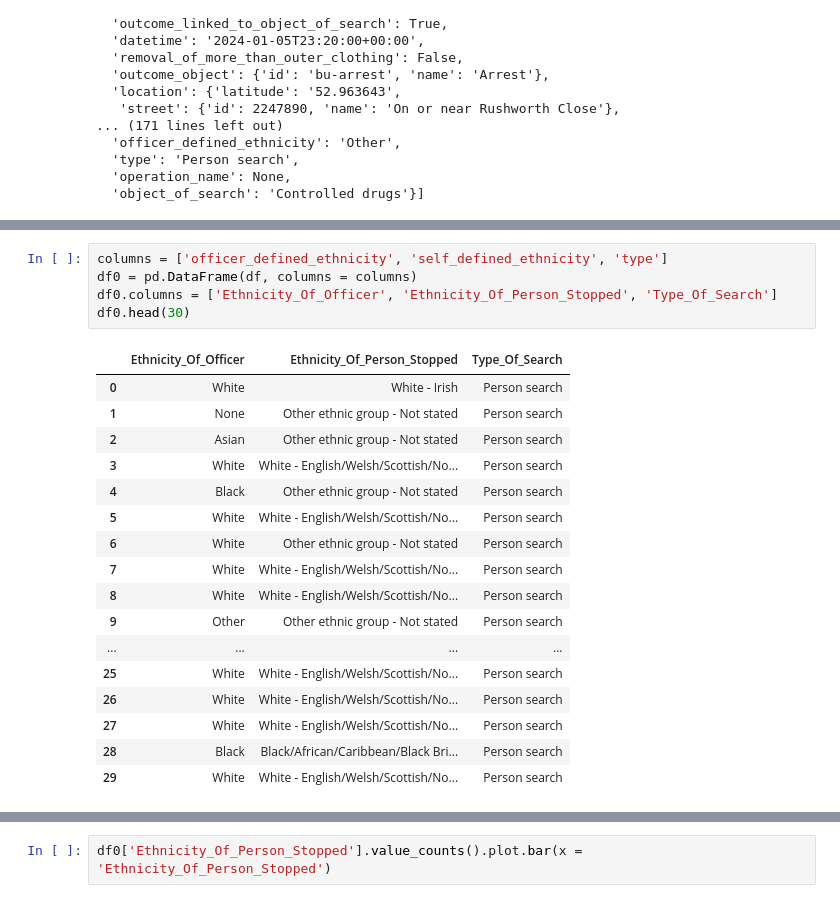
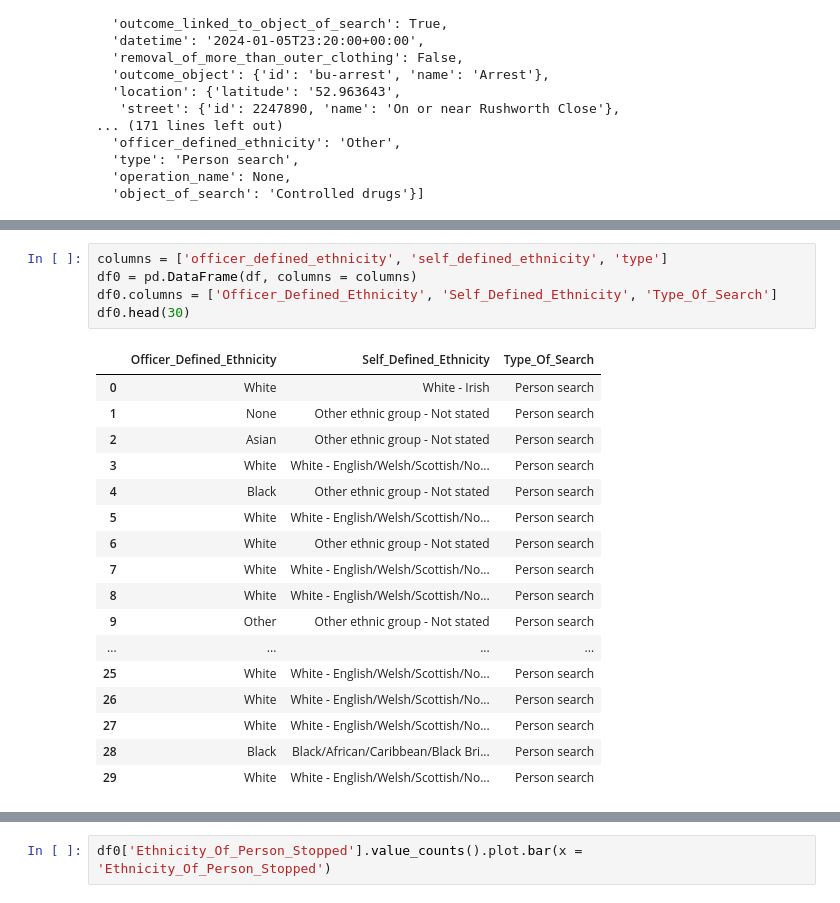
Before and after one commit to Coletterbox/A-Dashboard-Google-Sheets-, a Jupyter notebook: Stop and Search Data.ipynb, the cells around one changed output, grey strips where cells are left out. Cells and saved outputs as stored; diff of their text form.

```diff
--- a/Stop and Search Data.ipynb
+++ b/Stop and Search Data.ipynb
@@ -68,10 +68,10 @@ df.head(15)
 # %%
 columns = ['officer_defined_ethnicity', 'self_defined_ethnicity', 'type']
 df0 = pd.DataFrame(df, columns = columns)
-df0.columns = ['Ethnicity_Of_Officer', 'Ethnicity_Of_Person_Stopped', 'Type_Of_Search']
+df0.columns = ['Officer_Defined_Ethnicity', 'Self_Defined_Ethnicity', 'Type_Of_Search']
 df0.head(30)
 # %% [output]
-|  | Ethnicity_Of_Officer | Ethnicity_Of_Person_Stopped | Type_Of_Search |
+|  | Officer_Defined_Ethnicity | Self_Defined_Ethnicity | Type_Of_Search |
 | 0 | White | White - Irish | Person search |
 | 1 | None | Other ethnic group - Not stated | Person search |
 | 2 | Asian | Other ethnic group - Not stated | Person search |
```
Also changed, not shown: parts of 3 cells of this notebook.
